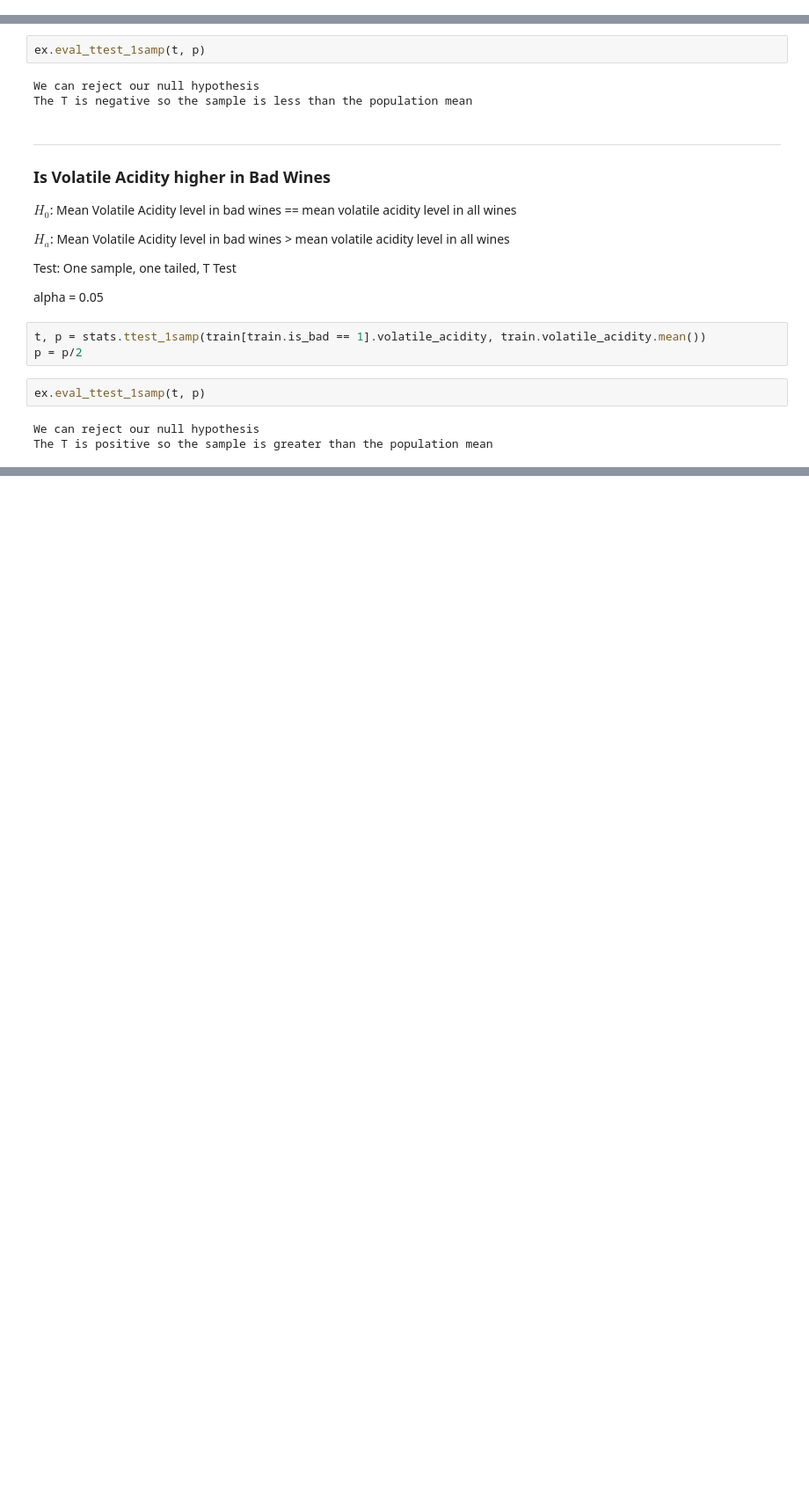
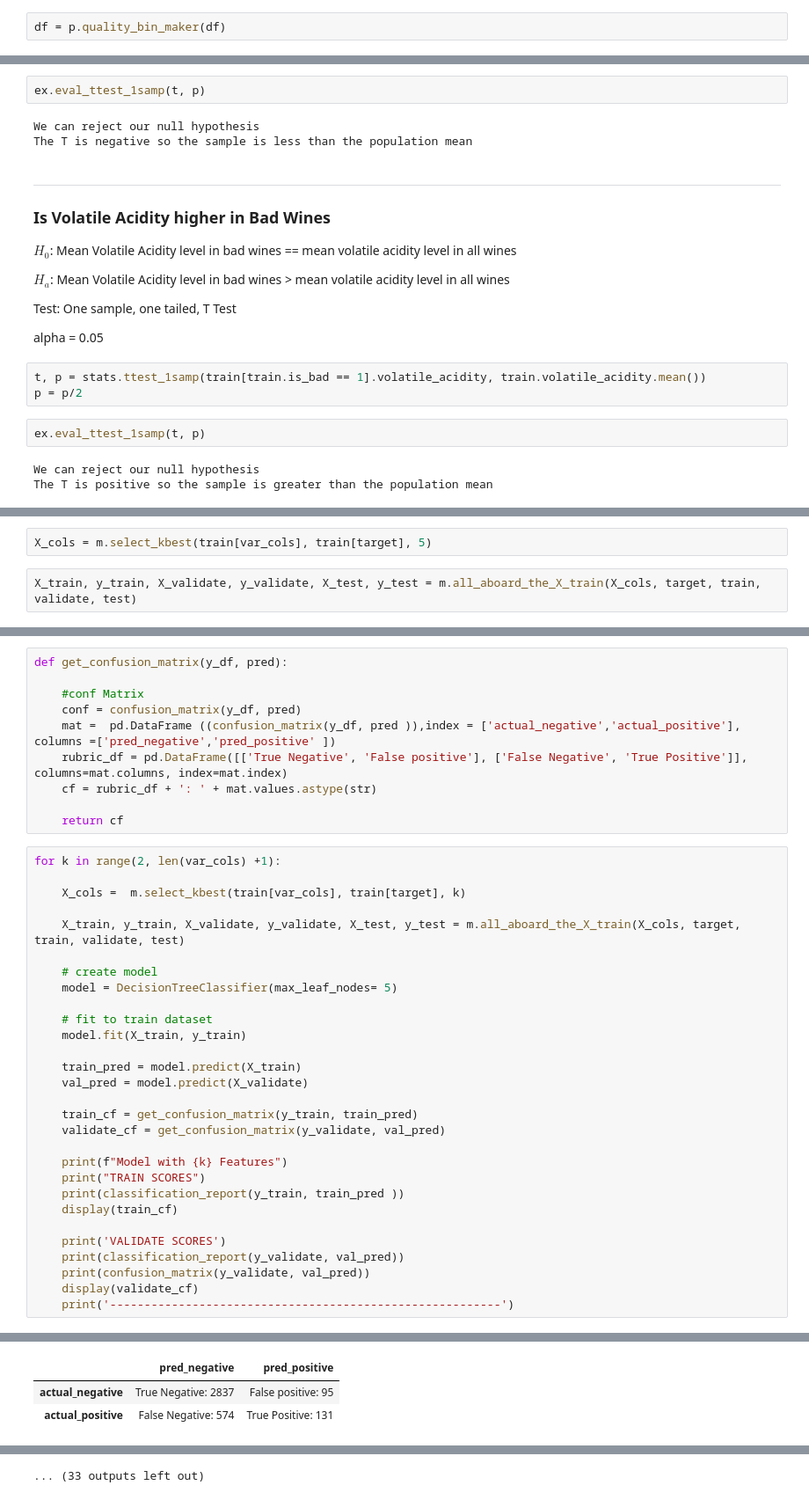
Before and after one commit to HeatherOrtegaMcMillan/in_vino_veritas, a Jupyter notebook: inital_notebook.ipynb, the cells around one changed output, grey strips where cells are left out. Shown at 88% size. Drawn from its saved outputs; the diff is of its cells as text; blank space fills up the shorter version.

Commit message:
add through modeling

```diff
--- a/inital_notebook.ipynb
+++ b/inital_notebook.ipynb
@@ -348,3 +372,5 @@ df = p.the_good_and_the_bad(df)
+# %%
+df = p.quality_bin_maker(df)
 # %% [markdown]
 ## Split
 - Train Validate Test split Breakdown
@@ -595,0 +689,4 @@ The T is positive so the sample is greater than the population mean
+# %%
+X_cols = m.select_kbest(train[var_cols], train[target], 5)
+# %%
+X_train, y_train, X_validate, y_validate, X_test, y_test = m.all_aboard_the_X_train(X_cols, target, train, validate, test)
@@ -595,0 +774,40 @@ The T is positive so the sample is greater than the population mean
+# %%
+def get_confusion_matrix(y_df, pred):
+
+    #conf Matrix
+    conf = confusion_matrix(y_df, pred)
+    mat =  pd.DataFrame ((confusion_matrix(y_df, pred )),index = ['actual_negative','actual_positive'], columns =['pred_negative','pred_positive' ])
+    rubric_df = pd.DataFrame([['True Negative', 'False positive'], ['False Negative', 'True Positive']], columns=mat.columns, index=mat.index)
+    cf = rubric_df + ': ' + mat.values.astype(str)
+
+    return cf
+# %%
+for k in range(2, len(var_cols) +1):
+
+    X_cols =  m.select_kbest(train[var_cols], train[target], k)
+
+    X_train, y_train, X_validate, y_validate, X_test, y_test = m.all_aboard_the_X_train(X_cols, target, train, validate, test)
+
+    # create model
+    model = DecisionTreeClassifier(max_leaf_nodes= 5)
+
+    # fit to train dataset
+    model.fit(X_train, y_train)
+
+    train_pred = model.predict(X_train)
+    val_pred = model.predict(X_validate)
+
+    train_cf = get_confusion_matrix(y_train, train_pred)
+    validate_cf = get_confusion_matrix(y_validate, val_pred)
+
+    print(f"Model with {k} Features")
+    print("TRAIN SCORES")
+    print(classification_report(y_train, train_pred ))
+    display(train_cf)
+
+    print('VALIDATE SCORES')
+    print(classification_report(y_validate, val_pred))
+    print(confusion_matrix(y_validate, val_pred))
+    display(validate_cf)
+    print('---------------------------------------------------------')
+# %% [output]
@@ -595,0 +824,3 @@ The T is positive so the sample is greater than the population mean
+|  | pred_negative | pred_positive |
+| actual_negative | True Negative: 2837 | False positive: 95 |
+| actual_positive | False Negative: 574 | True Positive: 131 |
@@ -595,0 +900 @@ The T is positive so the sample is greater than the population mean
+... (33 outputs left out)
```
Also changed, not shown: parts of 36 cells of this notebook.
